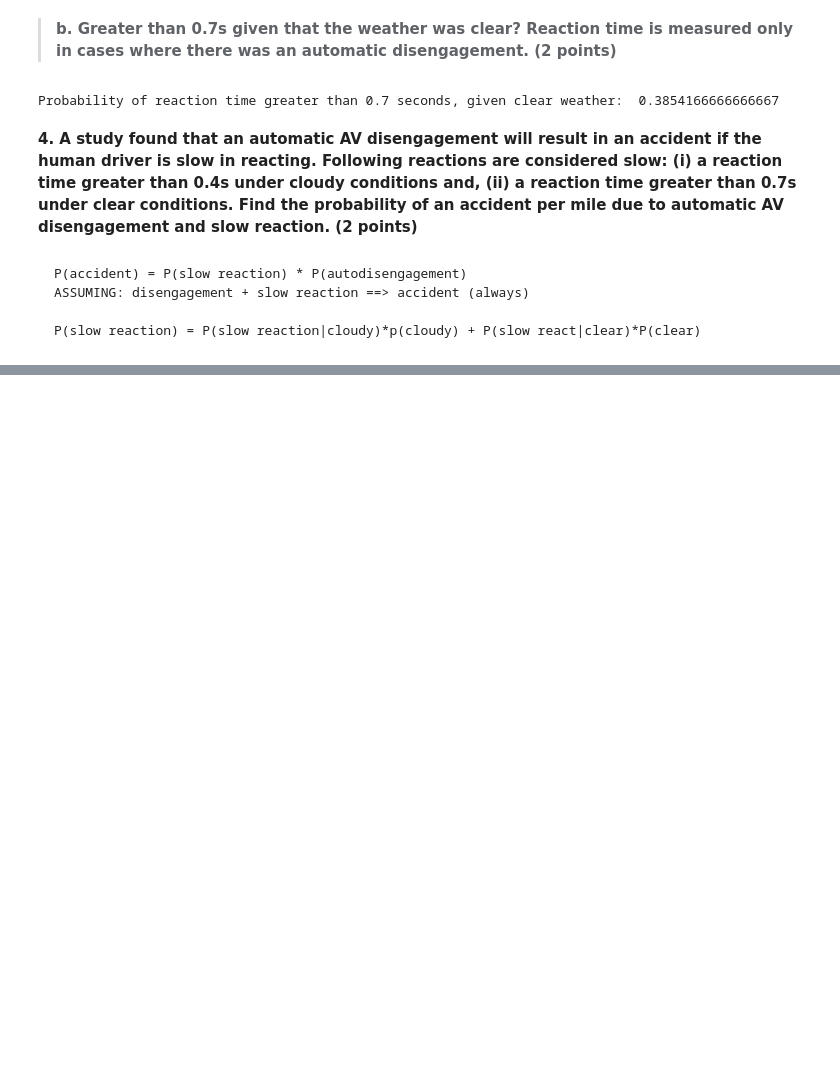
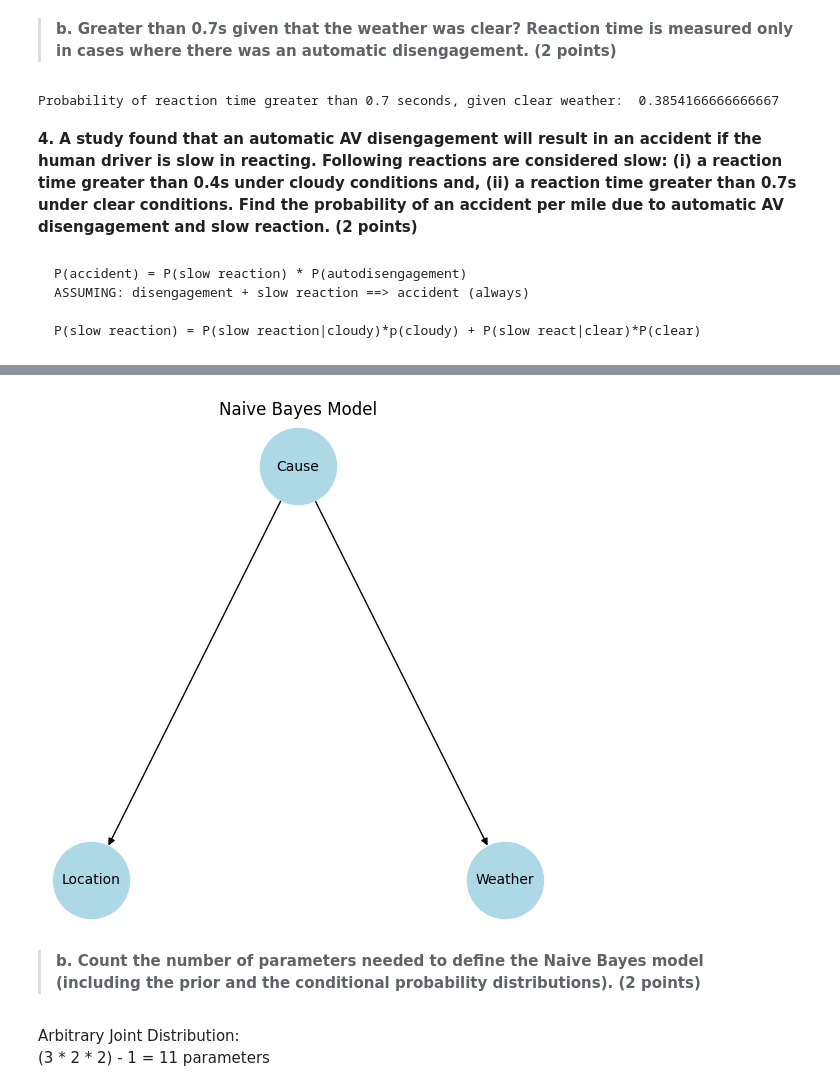
Before and after one commit to mrojaspell/MP1, a Jupyter notebook: MP1_part2.ipynb, the cells around one changed output, grey strips where cells are left out. Cells and saved outputs as stored; diff of their text form; code cells hidden in the pictures; blank space fills up the shorter version.

```diff
--- a/MP1_part2.ipynb
+++ b/MP1_part2.ipynb
@@ -276,0 +333,31 @@ Probability of an accident:  0.0022858012170385395
+# %%
+import networkx as nx
+import matplotlib.pyplot as plt
+
+G = nx.DiGraph()
+
+edges = [
+    ('Cause', 'Location'), ('Cause', 'Weather') # A is the root node
+]
+G.add_edges_from(edges)
+
+# Manually define positions
+pos = {
+    'Cause': (0, 1),
+    'Location': (-1, 0),
+    'Weather': (1, 0),
+}
+
+plt.figure(figsize=(5, 5))
+nx.draw(G, pos, with_labels=True, node_color='lightblue', node_size=3000, font_size=10, arrows=True)
+
+plt.title('Naive Bayes Model')
+plt.show()
+# %% [output]
+[figure, added]
+# %% [markdown]
+>**b. Count the number of parameters needed to define the Naive Bayes model
+(including the prior and the conditional probability distributions). (2 points)**
+# %% [markdown]
+Arbitrary Joint Distribution:
+(3 * 2 * 2) - 1 = 11 parameters
```
Also changed, not shown: parts of 17 cells of this notebook.
